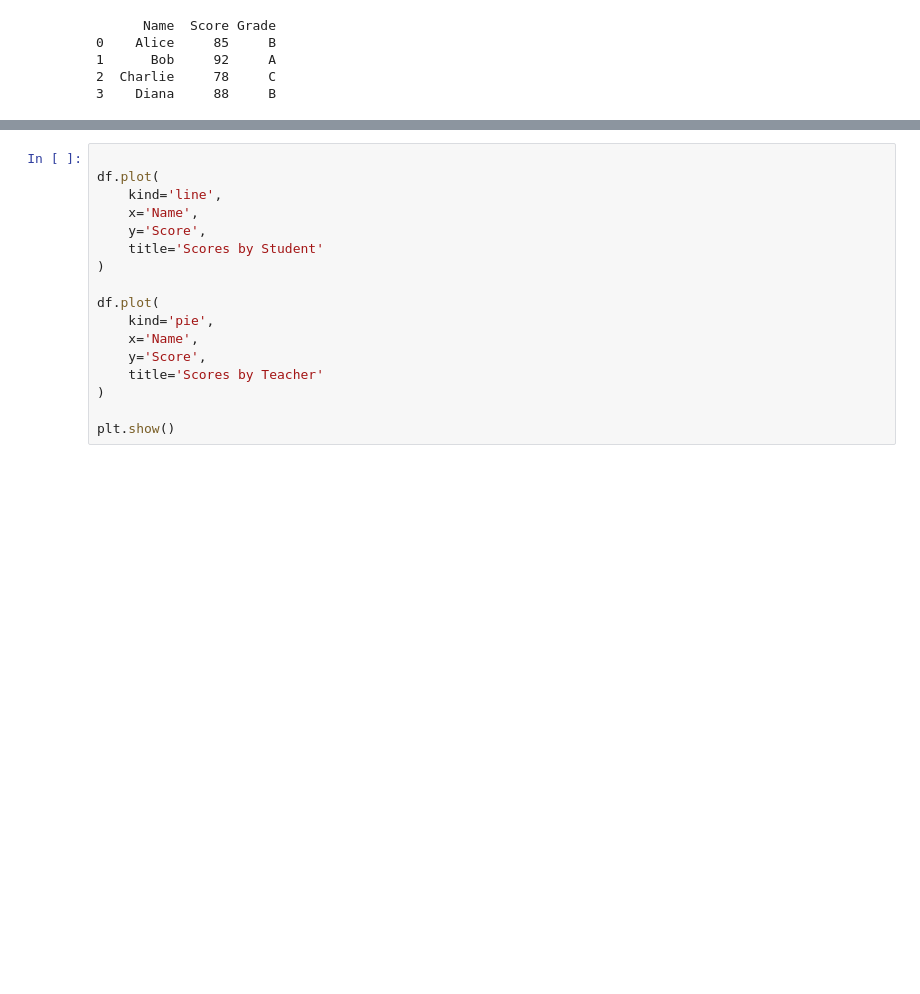
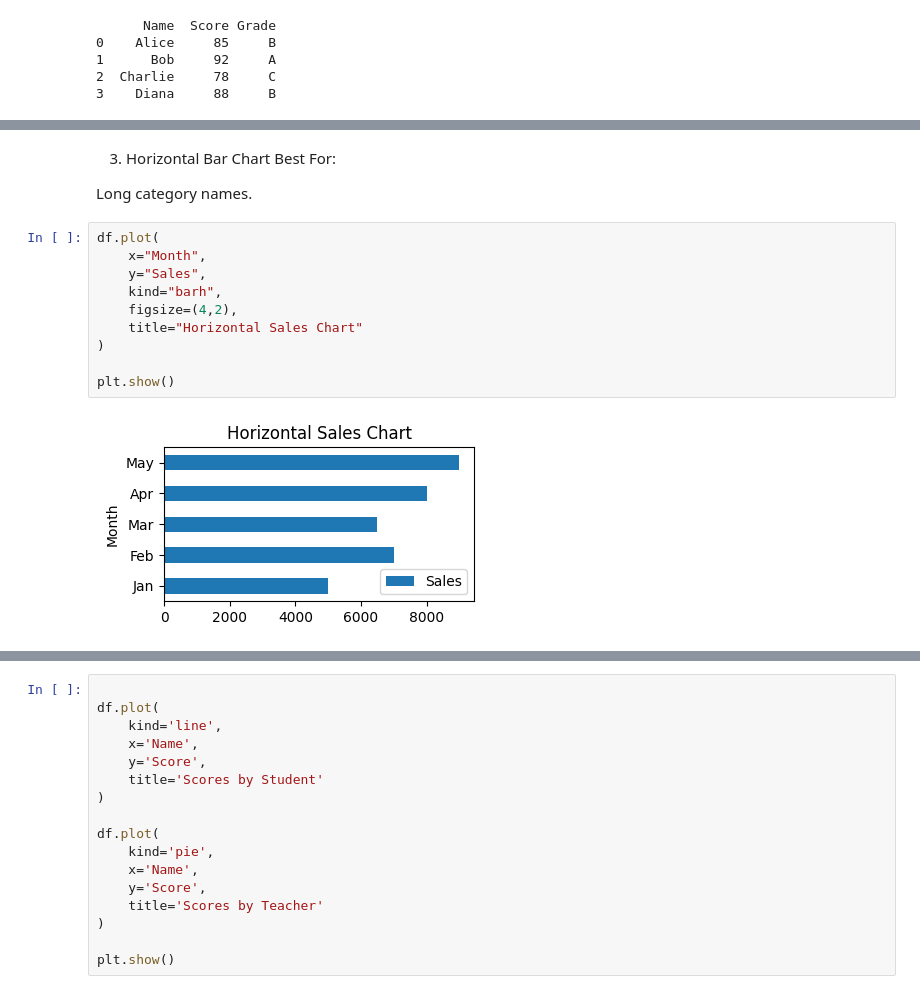
Before and after one commit to helloharendra/Python-DS-AI-11-AM-12-30PM, a Jupyter notebook: helloharendra/analytics/day3.ipynb, the cells around one changed output, grey strips where cells are left out. Drawn from its saved outputs; the diff is of its cells as text; blank space fills up the shorter version.

```diff
--- a/helloharendra/analytics/day3.ipynb
+++ b/helloharendra/analytics/day3.ipynb
@@ -640,0 +1253,17 @@ Pandas can create charts easily.
+# %% [markdown]
+3. Horizontal Bar Chart
+Best For:
+
+Long category names.
+# %%
+df.plot(
+    x="Month",
+    y="Sales",
+    kind="barh",
+    figsize=(4,2),
+    title="Horizontal Sales Chart"
+)
+
+plt.show()
+# %% [output]
+[figure, added]
```
Also changed, not shown: parts of 86 cells of this notebook, 12 other files.
